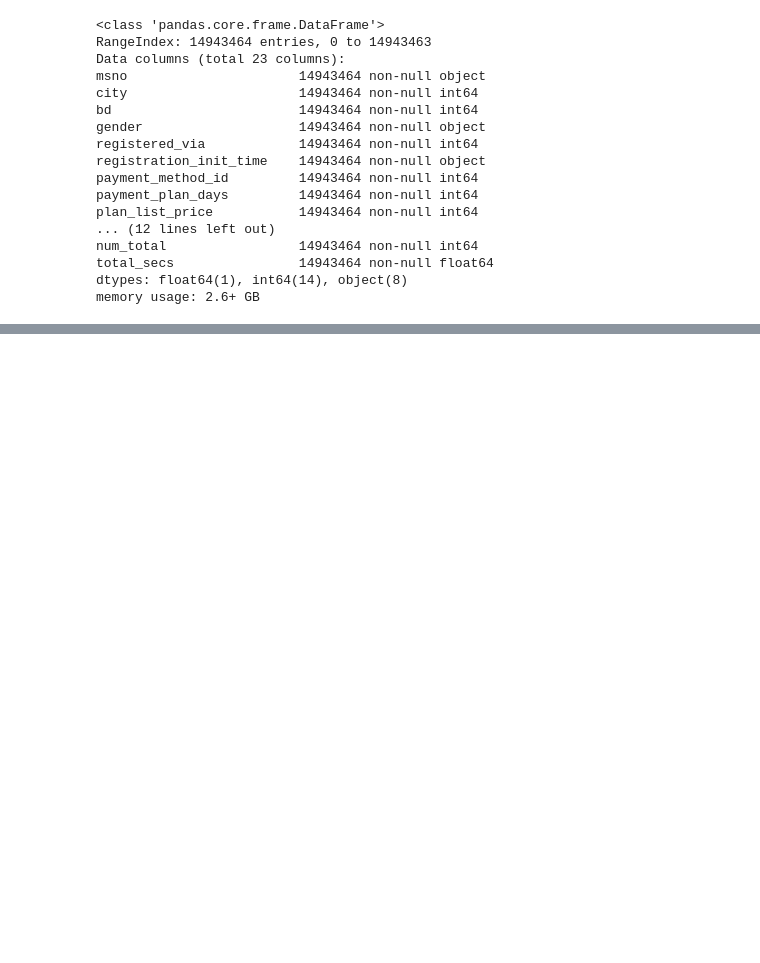
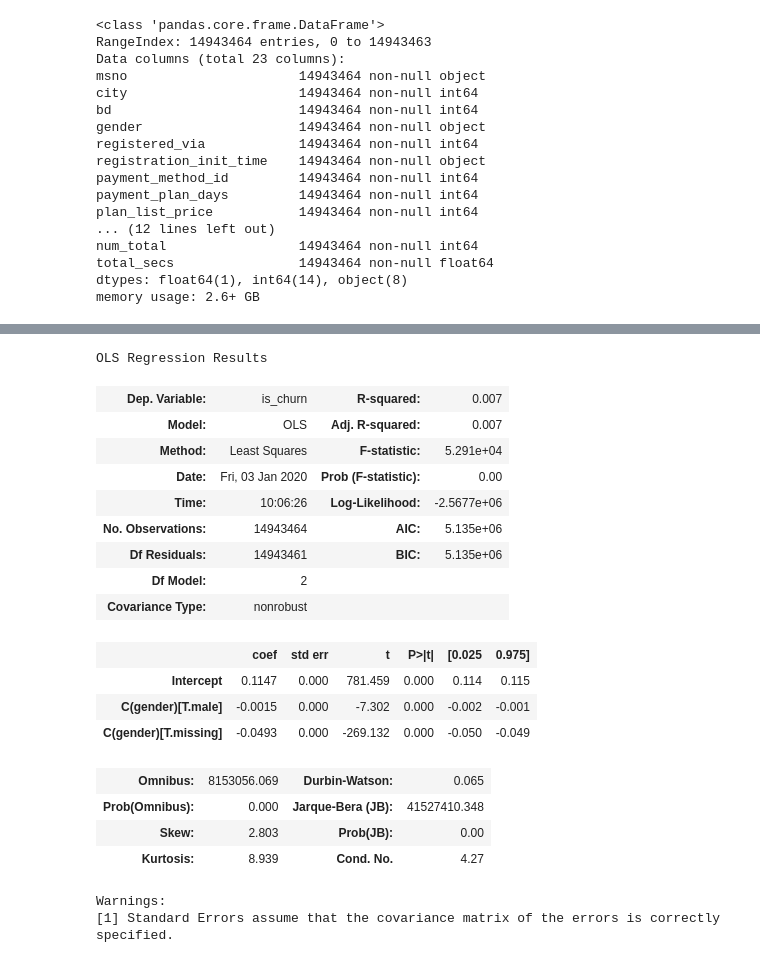
Before and after one commit to Carlene/KKBox_Analysis, a Jupyter notebook: KKBox Data Analysis.ipynb, the cells around one changed output, grey strips where cells are left out. Saved outputs shown, nothing was run; the diff lists cells and outputs as text; code cells hidden in the pictures; blank space fills up the shorter version.

```diff
--- a/KKBox Data Analysis.ipynb
+++ b/KKBox Data Analysis.ipynb
@@ -183,0 +217,5 @@ kkbox_sample.to_csv(r'/Users/galvanize/Documents/projects/kkbox-churn-prediction
+# %%
+'''1 = churn, 0 = renewal'''
+
+train = pd.read_csv('/Users/galvanize/Documents/projects/kkbox-churn-prediction-challenge/train_v2.csv', sep=',')
+train.head()
@@ -183,0 +229,3 @@ kkbox_sample.to_csv(r'/Users/galvanize/Documents/projects/kkbox-churn-prediction
+# %%
+kkbox_churn = pd.merge(left= kkbox_sample, right= train, left_on= 'msno', right_on= 'msno')
+kkbox_churn.head()
@@ -183,0 +240,26 @@ kkbox_sample.to_csv(r'/Users/galvanize/Documents/projects/kkbox-churn-prediction
+# %%
+formula = 'is_churn ~ C(gender) + C(date_entry) + num_25 + num_50 + num_75 + num_985'
+
+fitted_model = smf.ols(formula=formula, data=kkbox_churn).fit()
+fitted_model.summary()
+# %% [output]
+OLS Regression Results
+| Dep. Variable: | is_churn | R-squared: | 0.007 |
+| Model: | OLS | Adj. R-squared: | 0.007 |
+| Method: | Least Squares | F-statistic: | 5.291e+04 |
+| Date: | Fri, 03 Jan 2020 | Prob (F-statistic): | 0.00 |
+| Time: | 10:06:26 | Log-Likelihood: | -2.5677e+06 |
+| No. Observations: | 14943464 | AIC: | 5.135e+06 |
+| Df Residuals: | 14943461 | BIC: | 5.135e+06 |
+| Df Model: | 2 |  |  |
+| Covariance Type: | nonrobust |  |  |
+|  | coef | std err | t | P>|t| | [0.025 | 0.975] |
+| Intercept | 0.1147 | 0.000 | 781.459 | 0.000 | 0.114 | 0.115 |
+| C(gender)[T.male] | -0.0015 | 0.000 | -7.302 | 0.000 | -0.002 | -0.001 |
+| C(gender)[T.missing] | -0.0493 | 0.000 | -269.132 | 0.000 | -0.050 | -0.049 |
+| Omnibus: | 8153056.069 | Durbin-Watson: | 0.065 |
+| Prob(Omnibus): | 0.000 | Jarque-Bera (JB): | 41527410.348 |
+| Skew: | 2.803 | Prob(JB): | 0.00 |
+| Kurtosis: | 8.939 | Cond. No. | 4.27 |
+Warnings:
+[1] Standard Errors assume that the covariance matrix of the errors is correctly specified.
```
Also changed, not shown: parts of 7 cells of this notebook, 2 other files.
